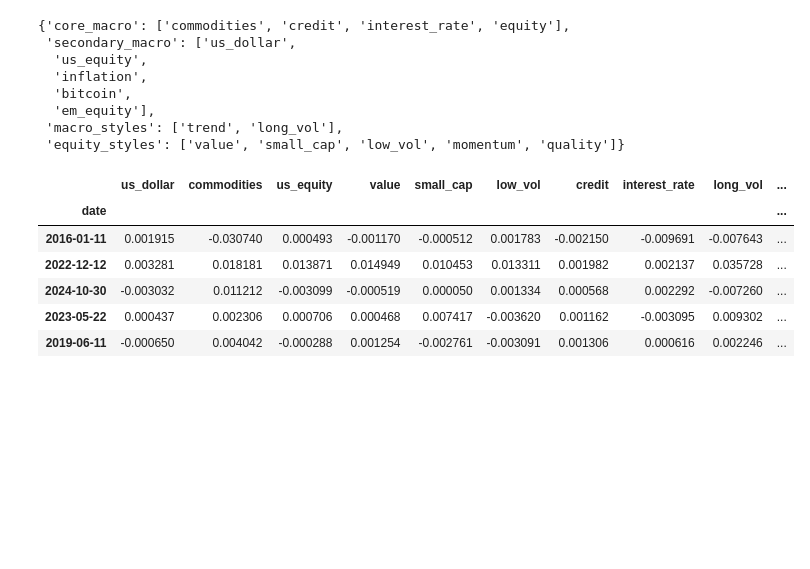
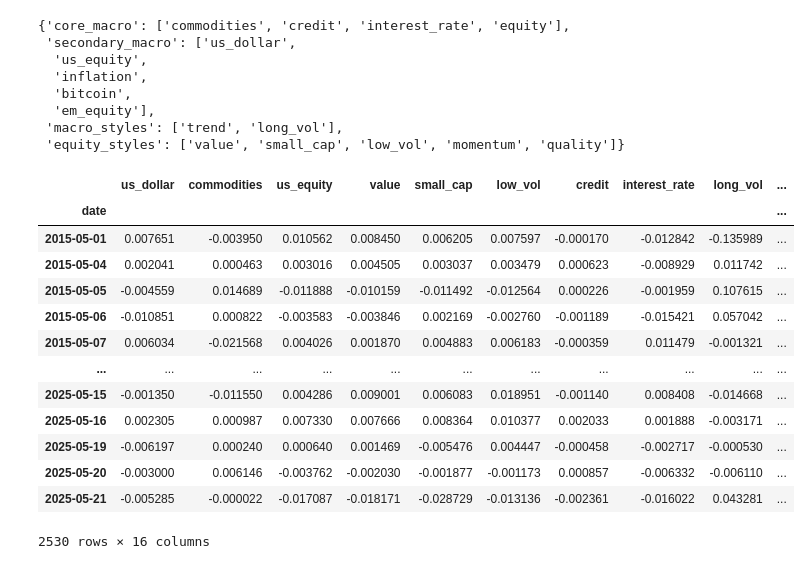
Before and after one commit to jennycpark-ucb/mids-w207-foursigma, a Jupyter notebook: data/eda_ryan.ipynb, the cells around one changed output. Saved outputs shown, nothing was run; the diff lists cells and outputs as text; code cells hidden in the pictures; blank space fills up the shorter version.

```diff
--- a/data/eda_ryan.ipynb
+++ b/data/eda_ryan.ipynb
@@ -128,12 +250,19 @@ category_map
  'macro_styles': ['trend', 'long_vol'],
  'equity_styles': ['value', 'small_cap', 'low_vol', 'momentum', 'quality']}
 # %%
-return_df.sample(5)
+return_df
 # %% [output]
 |  | us_dollar | commodities | us_equity | value | small_cap | low_vol | credit | interest_rate | long_vol | ... |
 | date |  |  |  |  |  |  |  |  |  | ... |
-| 2016-01-11 | 0.001915 | -0.030740 | 0.000493 | -0.001170 | -0.000512 | 0.001783 | -0.002150 | -0.009691 | -0.007643 | ... |
-| 2022-12-12 | 0.003281 | 0.018181 | 0.013871 | 0.014949 | 0.010453 | 0.013311 | 0.001982 | 0.002137 | 0.035728 | ... |
-| 2024-10-30 | -0.003032 | 0.011212 | -0.003099 | -0.000519 | 0.000050 | 0.001334 | 0.000568 | 0.002292 | -0.007260 | ... |
-| 2023-05-22 | 0.000437 | 0.002306 | 0.000706 | 0.000468 | 0.007417 | -0.003620 | 0.001162 | -0.003095 | 0.009302 | ... |
-| 2019-06-11 | -0.000650 | 0.004042 | -0.000288 | 0.001254 | -0.002761 | -0.003091 | 0.001306 | 0.000616 | 0.002246 | ... |
+| 2015-05-01 | 0.007651 | -0.003950 | 0.010562 | 0.008450 | 0.006205 | 0.007597 | -0.000170 | -0.012842 | -0.135989 | ... |
+| 2015-05-04 | 0.002041 | 0.000463 | 0.003016 | 0.004505 | 0.003037 | 0.003479 | 0.000623 | -0.008929 | 0.011742 | ... |
+| 2015-05-05 | -0.004559 | 0.014689 | -0.011888 | -0.010159 | -0.011492 | -0.012564 | 0.000226 | -0.001959 | 0.107615 | ... |
+| 2015-05-06 | -0.010851 | 0.000822 | -0.003583 | -0.003846 | 0.002169 | -0.002760 | -0.001189 | -0.015421 | 0.057042 | ... |
+| 2015-05-07 | 0.006034 | -0.021568 | 0.004026 | 0.001870 | 0.004883 | 0.006183 | -0.000359 | 0.011479 | -0.001321 | ... |
+| ... | ... | ... | ... | ... | ... | ... | ... | ... | ... | ... |
+| 2025-05-15 | -0.001350 | -0.011550 | 0.004286 | 0.009001 | 0.006083 | 0.018951 | -0.001140 | 0.008408 | -0.014668 | ... |
+| 2025-05-16 | 0.002305 | 0.000987 | 0.007330 | 0.007666 | 0.008364 | 0.010377 | 0.002033 | 0.001888 | -0.003171 | ... |
+| 2025-05-19 | -0.006197 | 0.000240 | 0.000640 | 0.001469 | -0.005476 | 0.004447 | -0.000458 | -0.002717 | -0.000530 | ... |
+| 2025-05-20 | -0.003000 | 0.006146 | -0.003762 | -0.002030 | -0.001877 | -0.001173 | 0.000857 | -0.006332 | -0.006110 | ... |
+| 2025-05-21 | -0.005285 | -0.000022 | -0.017087 | -0.018171 | -0.028729 | -0.013136 | -0.002361 | -0.016022 | 0.043281 | ... |
+2530 rows × 16 columns
```
Also changed, not shown: parts of 2 cells of this notebook.
